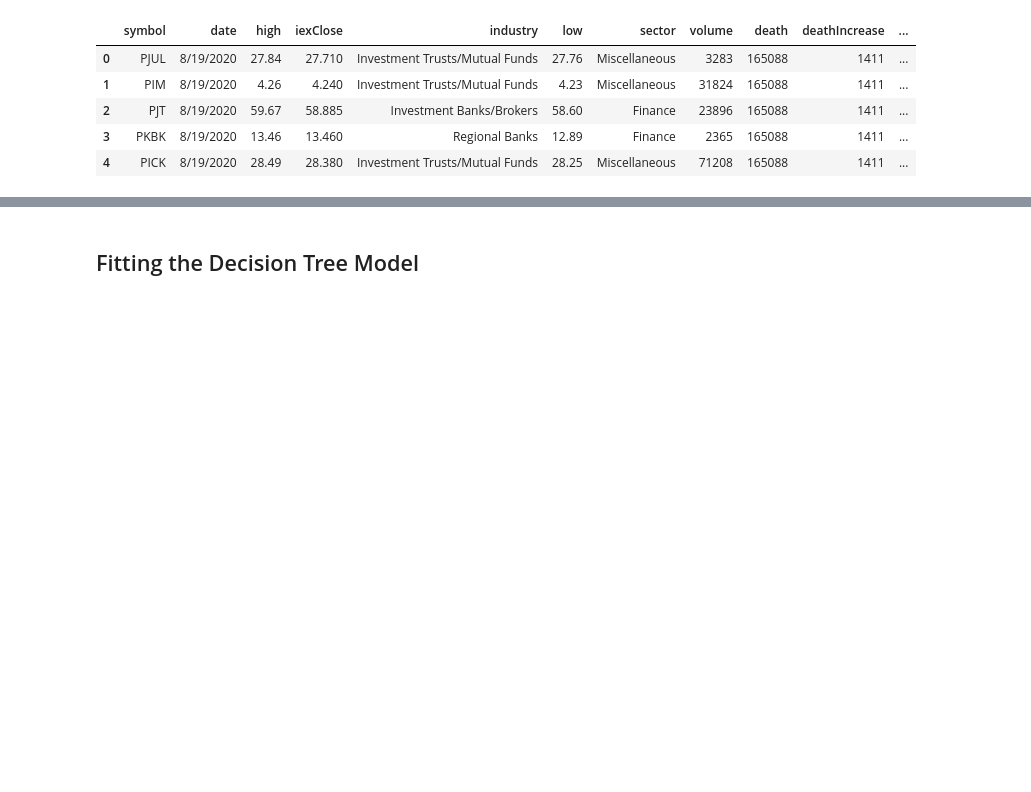
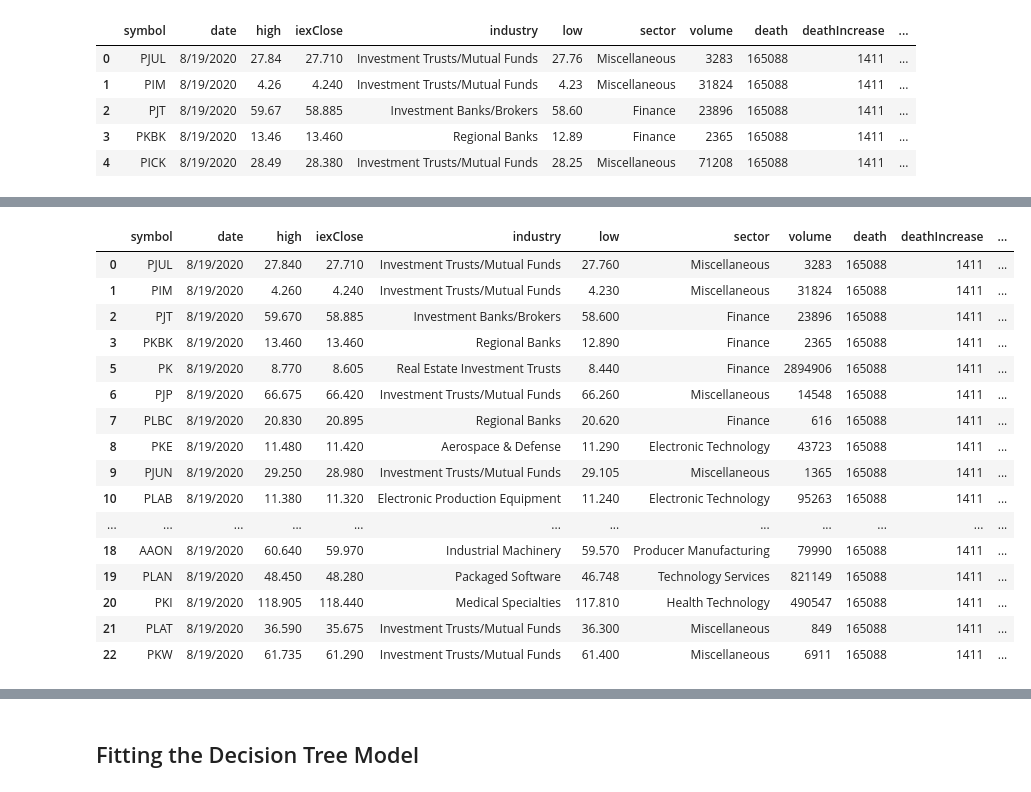
Before and after one commit to joeapodaca/apestogetherstrong, a Jupyter notebook: decision-trees.ipynb, the cells around one changed output, grey strips where cells are left out. Saved outputs shown, nothing was run; the diff lists cells and outputs as text; code cells hidden in the pictures; blank space fills up the shorter version.

```diff
--- a/decision-trees.ipynb
+++ b/decision-trees.ipynb
@@ -24,3 +59,23 @@ df_equities.head()
+# %%
+df_equities.head(20)
+# %% [output]
+|  | symbol | date | high | iexClose | industry | low | sector | volume | death | deathIncrease | ... |
+| 0 | PJUL | 8/19/2020 | 27.840 | 27.710 | Investment Trusts/Mutual Funds | 27.760 | Miscellaneous | 3283 | 165088 | 1411 | ... |
+| 1 | PIM | 8/19/2020 | 4.260 | 4.240 | Investment Trusts/Mutual Funds | 4.230 | Miscellaneous | 31824 | 165088 | 1411 | ... |
+| 2 | PJT | 8/19/2020 | 59.670 | 58.885 | Investment Banks/Brokers | 58.600 | Finance | 23896 | 165088 | 1411 | ... |
+| 3 | PKBK | 8/19/2020 | 13.460 | 13.460 | Regional Banks | 12.890 | Finance | 2365 | 165088 | 1411 | ... |
+| 5 | PK | 8/19/2020 | 8.770 | 8.605 | Real Estate Investment Trusts | 8.440 | Finance | 2894906 | 165088 | 1411 | ... |
+| 6 | PJP | 8/19/2020 | 66.675 | 66.420 | Investment Trusts/Mutual Funds | 66.260 | Miscellaneous | 14548 | 165088 | 1411 | ... |
+| 7 | PLBC | 8/19/2020 | 20.830 | 20.895 | Regional Banks | 20.620 | Finance | 616 | 165088 | 1411 | ... |
+| 8 | PKE | 8/19/2020 | 11.480 | 11.420 | Aerospace & Defense | 11.290 | Electronic Technology | 43723 | 165088 | 1411 | ... |
+| 9 | PJUN | 8/19/2020 | 29.250 | 28.980 | Investment Trusts/Mutual Funds | 29.105 | Miscellaneous | 1365 | 165088 | 1411 | ... |
+| 10 | PLAB | 8/19/2020 | 11.380 | 11.320 | Electronic Production Equipment | 11.240 | Electronic Technology | 95263 | 165088 | 1411 | ... |
+| ... | ... | ... | ... | ... | ... | ... | ... | ... | ... | ... | ... |
+| 18 | AAON | 8/19/2020 | 60.640 | 59.970 | Industrial Machinery | 59.570 | Producer Manufacturing | 79990 | 165088 | 1411 | ... |
+| 19 | PLAN | 8/19/2020 | 48.450 | 48.280 | Packaged Software | 46.748 | Technology Services | 821149 | 165088 | 1411 | ... |
+| 20 | PKI | 8/19/2020 | 118.905 | 118.440 | Medical Specialties | 117.810 | Health Technology | 490547 | 165088 | 1411 | ... |
+| 21 | PLAT | 8/19/2020 | 36.590 | 35.675 | Investment Trusts/Mutual Funds | 36.300 | Miscellaneous | 849 | 165088 | 1411 | ... |
+| 22 | PKW | 8/19/2020 | 61.735 | 61.290 | Investment Trusts/Mutual Funds | 61.400 | Miscellaneous | 6911 | 165088 | 1411 | ... |
 # %%
 float or np.ndarray(dtype=float)
 # df = pd.read_csv("resources/cleaned_close.csv")
```
Also changed, not shown: parts of 21 cells of this notebook.
